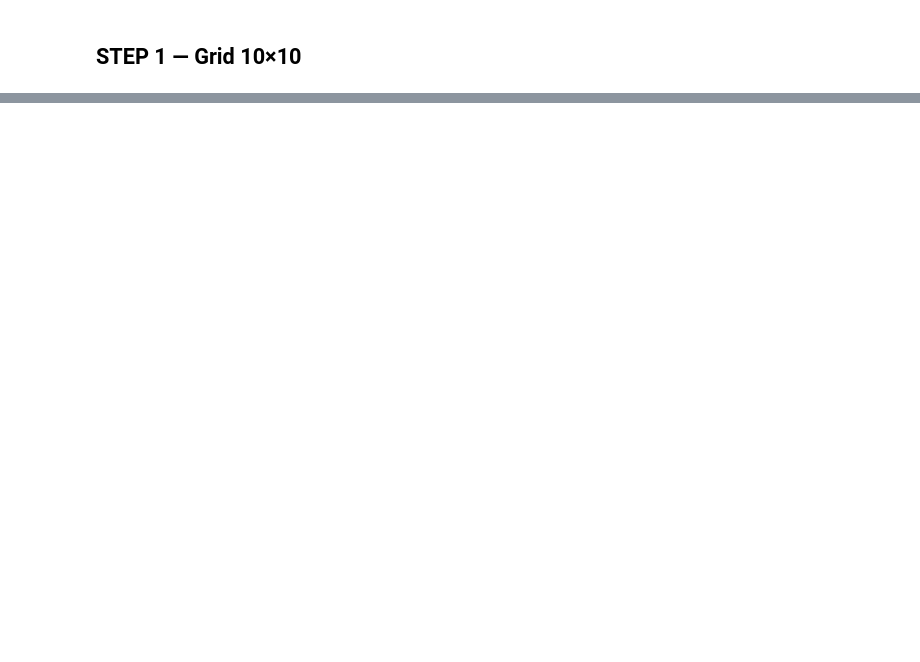
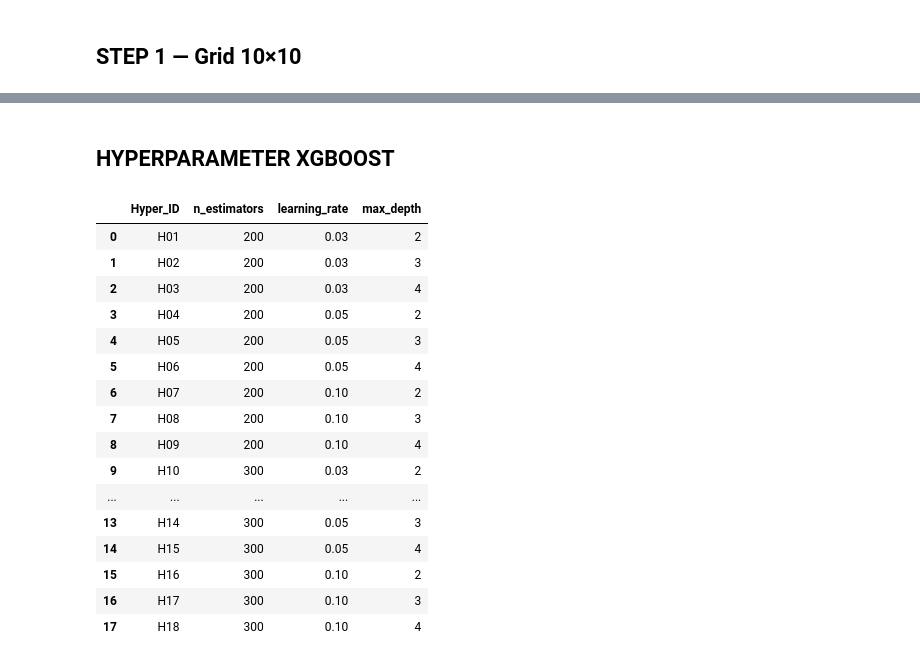
Before and after one commit to haniyathul/TESIS-HANIY, a Jupyter notebook: SIMULASI 1.ipynb, the cells around one changed output, grey strips where cells are left out. Cells and saved outputs as stored; diff of their text form; code cells hidden in the pictures; blank space fills up the shorter version.

```diff
--- a/SIMULASI 1.ipynb
+++ b/SIMULASI 1.ipynb
@@ -1870,0 +160,59 @@ PILOT WEAK 10x10 SUDAH SIAP DIEVALUASI
+# %% [markdown]
+## HYPERPARAMETER XGBOOST
+# %%
+# ============================================================
+# HYPERPARAMETER XGBOOST
+# 18 KOMBINASI
+# ============================================================
+
+HYPERPARAMETERS = pd.DataFrame([
+    ["H01", 200, 0.03, 2],
+    ["H02", 200, 0.03, 3],
+    ["H03", 200, 0.03, 4],
+
+    ["H04", 200, 0.05, 2],
+    ["H05", 200, 0.05, 3],
+    ["H06", 200, 0.05, 4],
+
+    ["H07", 200, 0.10, 2],
+    ["H08", 200, 0.10, 3],
+    ["H09", 200, 0.10, 4],
+
+    ["H10", 300, 0.03, 2],
+    ["H11", 300, 0.03, 3],
+    ["H12", 300, 0.03, 4],
+
+    ["H13", 300, 0.05, 2],
+    ["H14", 300, 0.05, 3],
+    ["H15", 300, 0.05, 4],
+
+    ["H16", 300, 0.10, 2],
+    ["H17", 300, 0.10, 3],
+    ["H18", 300, 0.10, 4],
+],
+columns=[
+    "Hyper_ID",
+    "n_estimators",
+    "learning_rate",
+    "max_depth"
+])
+
+display(HYPERPARAMETERS)
+# %% [output]
+|  | Hyper_ID | n_estimators | learning_rate | max_depth |
+| 0 | H01 | 200 | 0.03 | 2 |
+| 1 | H02 | 200 | 0.03 | 3 |
+| 2 | H03 | 200 | 0.03 | 4 |
+| 3 | H04 | 200 | 0.05 | 2 |
+| 4 | H05 | 200 | 0.05 | 3 |
+| 5 | H06 | 200 | 0.05 | 4 |
+| 6 | H07 | 200 | 0.10 | 2 |
+| 7 | H08 | 200 | 0.10 | 3 |
+| 8 | H09 | 200 | 0.10 | 4 |
+| 9 | H10 | 300 | 0.03 | 2 |
+| ... | ... | ... | ... | ... |
+| 13 | H14 | 300 | 0.05 | 3 |
+| 14 | H15 | 300 | 0.05 | 4 |
+| 15 | H16 | 300 | 0.10 | 2 |
+| 16 | H17 | 300 | 0.10 | 3 |
+| 17 | H18 | 300 | 0.10 | 4 |
```
Also changed, not shown: parts of 38 cells of this notebook.
